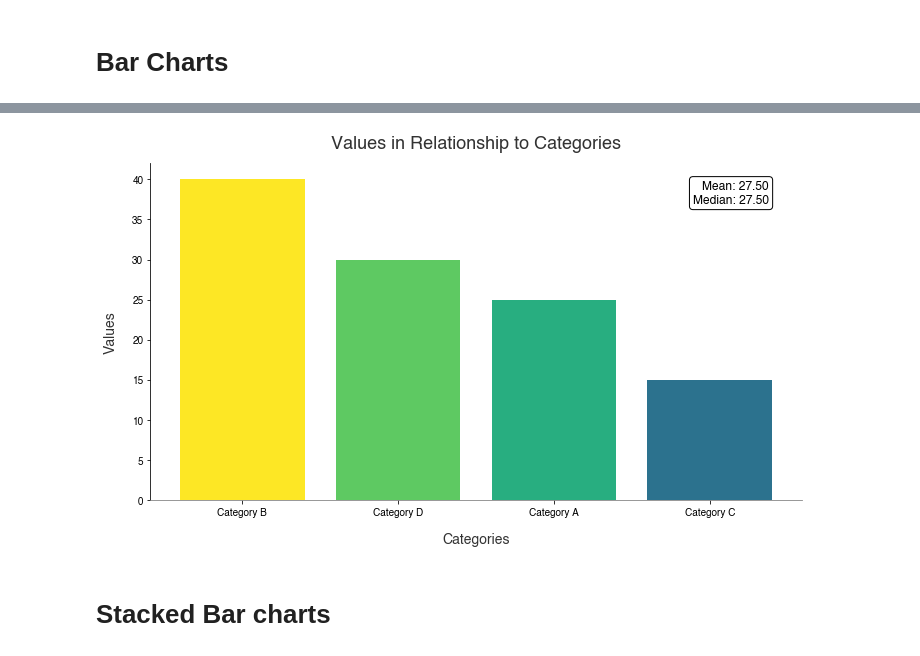
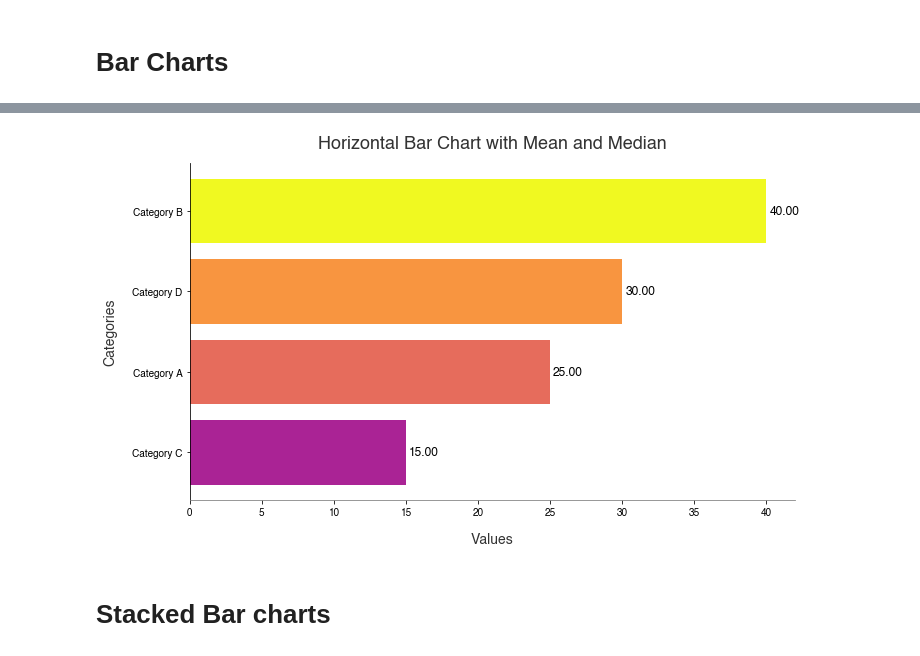
Before and after one commit to Alex-Holzer/Visuals, a Jupyter notebook: visuals_matplotlib.ipynb, the cells around one changed output, grey strips where cells are left out. Cells and saved outputs as stored; diff of their text form; code cells hidden in the pictures.

Commit message:
Add visual functionality

```diff
--- a/visuals_matplotlib.ipynb
+++ b/visuals_matplotlib.ipynb
@@ -201,7 +85,17 @@ plot_bar_chart(dataframe=df, x_column='Categories', y_column='Values', colormap=
-# %%
-plot_bar_chart(df, 'Categories', 'Values', title= 'Values in Relationship to Categories', show_mean_median=True)
-# %% [output]
-[figure, removed]
+# %%
+# Example DataFrame
+data = {
+    'Categories': ['Category A', 'Category B', 'Category C', 'Category D'],
+    'Values': [25, 40, 15, 30]
+}
+
+df = pd.DataFrame(data)
+
+# Using the function to create a horizontal bar chart with mean and median displayed
+plot_bar_chart(dataframe=df, x_column='Categories', y_column='Values', colormap='plasma',
+               title='Horizontal Bar Chart with Mean and Median', horizontal=True, show_number=True)
+# %% [output]
+[figure, added]
 # %% [markdown]
 # Stacked Bar charts
 # %%
```
Also changed, not shown: parts of 23 cells of this notebook, 4 other files.
